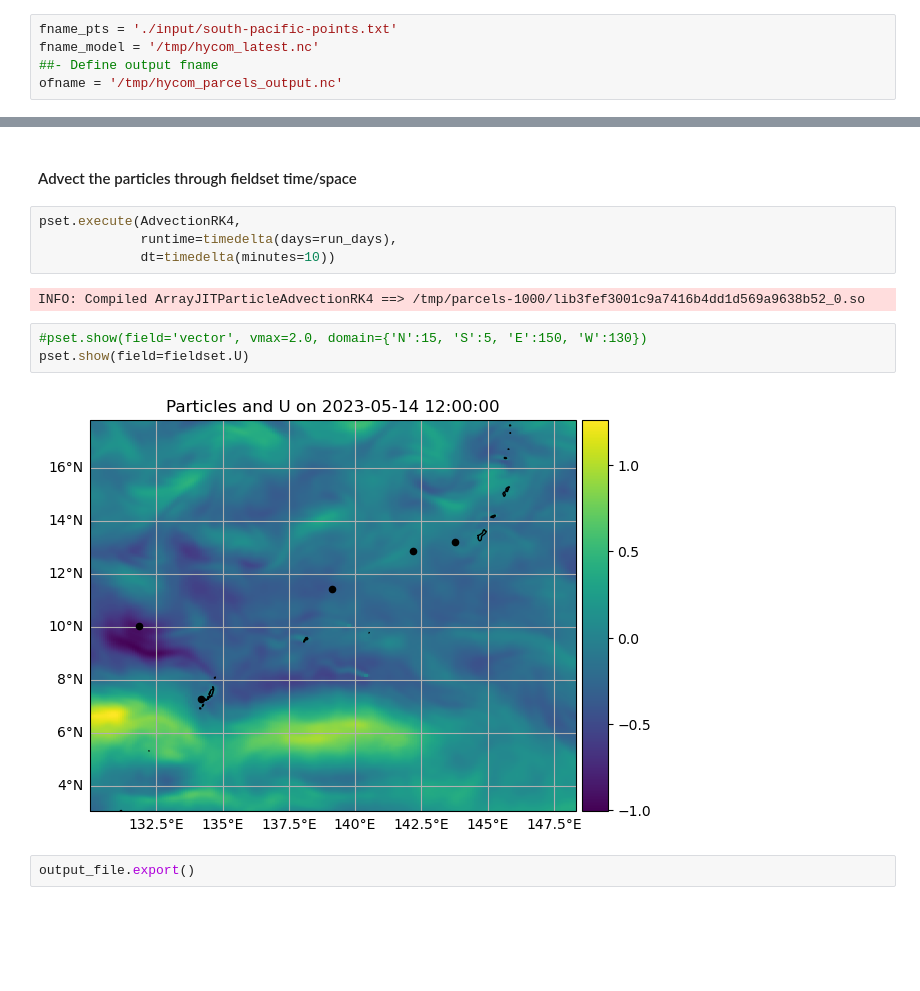
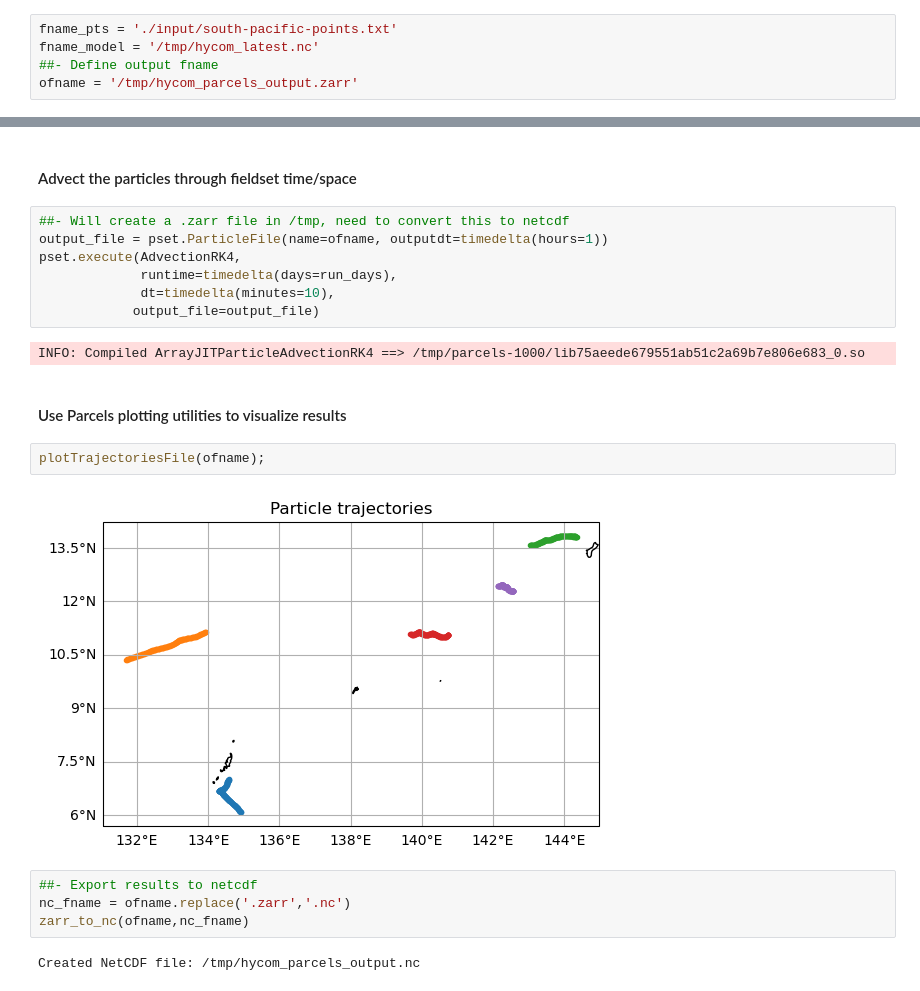
Before and after one commit to rbucciarelli/ocean-parcels-dev, a Jupyter notebook: sopac_parcels_run.ipynb, the cells around one changed output, grey strips where cells are left out. Drawn from its saved outputs; the diff is of its cells as text; blank space fills up the shorter version.

```diff
--- a/sopac_parcels_run.ipynb
+++ b/sopac_parcels_run.ipynb
@@ -26,7 +26,7 @@ stime = None        ##- Time to begin simulation, defaults to T0 in dataset '202
 fname_pts = './input/south-pacific-points.txt'
 fname_model = '/tmp/hycom_latest.nc'
 ##- Define output fname
-ofname = '/tmp/hycom_parcels_output.nc'
+ofname = '/tmp/hycom_parcels_output.zarr'
 # %% [markdown]
 #### Read input points and create bounding region of interest (ROI)
 # %%
@@ -114,15 +111,23 @@ pset.show(field=fieldset.U)
 # %% [markdown]
 #### Advect the particles through fieldset time/space
 # %%
+##- Will create a .zarr file in /tmp, need to convert this to netcdf
+output_file = pset.ParticleFile(name=ofname, outputdt=timedelta(hours=1))
 pset.execute(AdvectionRK4,
              runtime=timedelta(days=run_days),
-             dt=timedelta(minutes=10))
+             dt=timedelta(minutes=10),
+            output_file=output_file)
 # %% [output]
-INFO: Compiled ArrayJITParticleAdvectionRK4 ==> /tmp/parcels-1000/lib3fef3001c9a7416b4dd1d569a9638b52_0.so
+INFO: Compiled ArrayJITParticleAdvectionRK4 ==> /tmp/parcels-1000/lib75aeede679551ab51c2a69b7e806e683_0.so
+# %% [markdown]
+#### Use Parcels plotting utilities to visualize results
 # %%
-#pset.show(field='vector', vmax=2.0, domain={'N':15, 'S':5, 'E':150, 'W':130})
-pset.show(field=fieldset.U)
+plotTrajectoriesFile(ofname);
 # %% [output]
-[figure, old version]
+[figure, new version]
 # %%
-output_file.export()
+##- Export results to netcdf
+nc_fname = ofname.replace('.zarr','.nc')
+zarr_to_nc(ofname,nc_fname)
+# %% [output]
+Created NetCDF file: /tmp/hycom_parcels_output.nc
```
Also changed, not shown: parts of 13 cells of this notebook, 6 other files.
